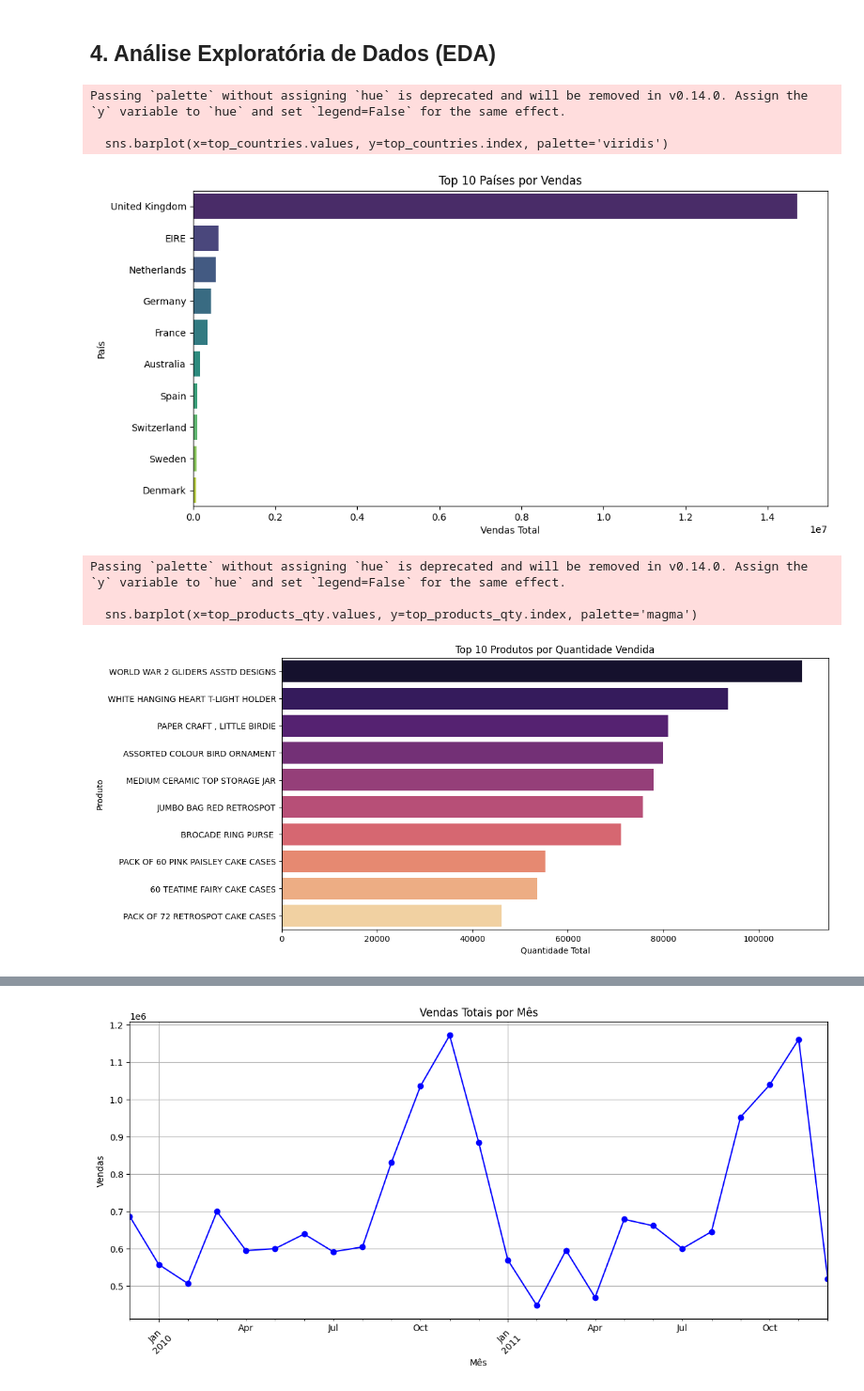
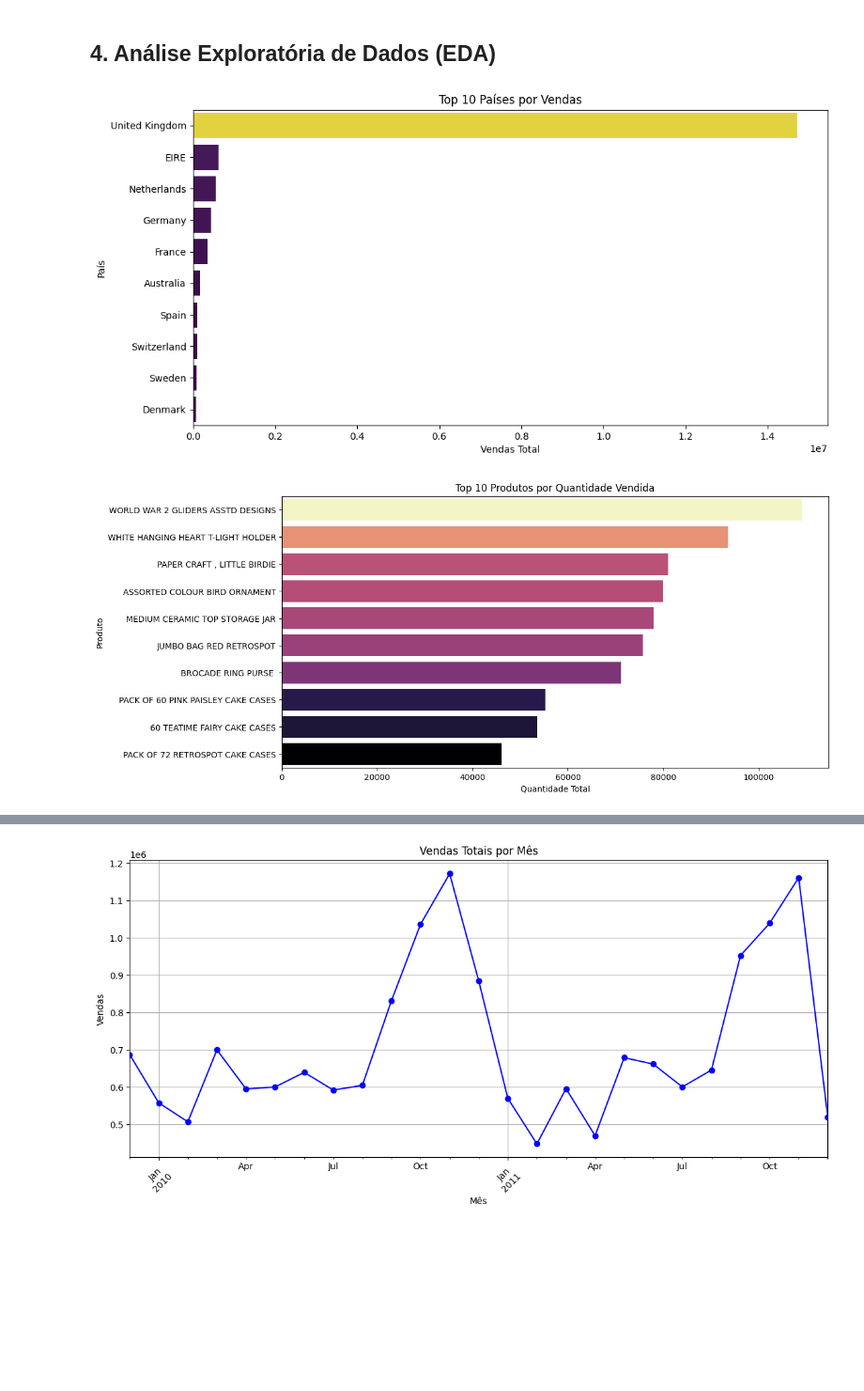
Before and after one commit to rafael-a-ribeiro/Portfolio, a Jupyter notebook: Segmentação RFM Marketing.ipynb, the cells around one changed output, grey strips where cells are left out. Shown: that part at 94% size. Saved outputs shown, nothing was run; the diff lists cells and outputs as text; code cells hidden in the pictures; blank space fills up the shorter version.

```diff
--- a/Segmentação RFM Marketing.ipynb
+++ b/Segmentação RFM Marketing.ipynb
@@ -79,30 +79,24 @@ df['CustomerID'] = df['CustomerID'].astype(int)
 # Top 10 Países com maior valor em vendas
 top_countries = df.groupby('Country')['Sales'].sum().sort_values(ascending=False).head(10)
 plt.figure(figsize=(12, 6))
-sns.barplot(x=top_countries.values, y=top_countries.index, palette='viridis')
+sns.barplot(x=top_countries.values, y=top_countries.index, hue=top_countries.values, palette='viridis', legend=False)
 plt.title('Top 10 Países por Vendas')
 plt.xlabel('Vendas Total')
 plt.ylabel('País')
 plt.show()
 # %% [output]
-Passing `palette` without assigning `hue` is deprecated and will be removed in v0.14.0. Assign the `y` variable to `hue` and set `legend=False` for the same effect.
-
-  sns.barplot(x=top_countries.values, y=top_countries.index, palette='viridis')
-[figure, old version]
+[figure, new version]
 # %%
 # Top 10 Produtos mais vendidos (Quantidade)
 top_products_qty = df.groupby('Description')['Quantity'].sum().sort_values(ascending=False).head(10)
 plt.figure(figsize=(12, 6))
-sns.barplot(x=top_products_qty.values, y=top_products_qty.index, palette='magma')
+sns.barplot(x=top_products_qty.values, y=top_products_qty.index, hue=top_products_qty.values, palette='magma', legend=False)
 plt.title('Top 10 Produtos por Quantidade Vendida')
 plt.xlabel('Quantidade Total')
 plt.ylabel('Produto')
 plt.show()
 # %% [output]
-Passing `palette` without assigning `hue` is deprecated and will be removed in v0.14.0. Assign the `y` variable to `hue` and set `legend=False` for the same effect.
-
-  sns.barplot(x=top_products_qty.values, y=top_products_qty.index, palette='magma')
-[figure, old version]
+[figure, new version]
 # %%
 # Top 10 Produtos com maior receita (Sales)
 top_products_sales = df.groupby('Description')['Sales'].sum().sort_values(ascending=False).head(10)
```
Also changed, not shown: parts of 21 cells of this notebook, 2 other files.
